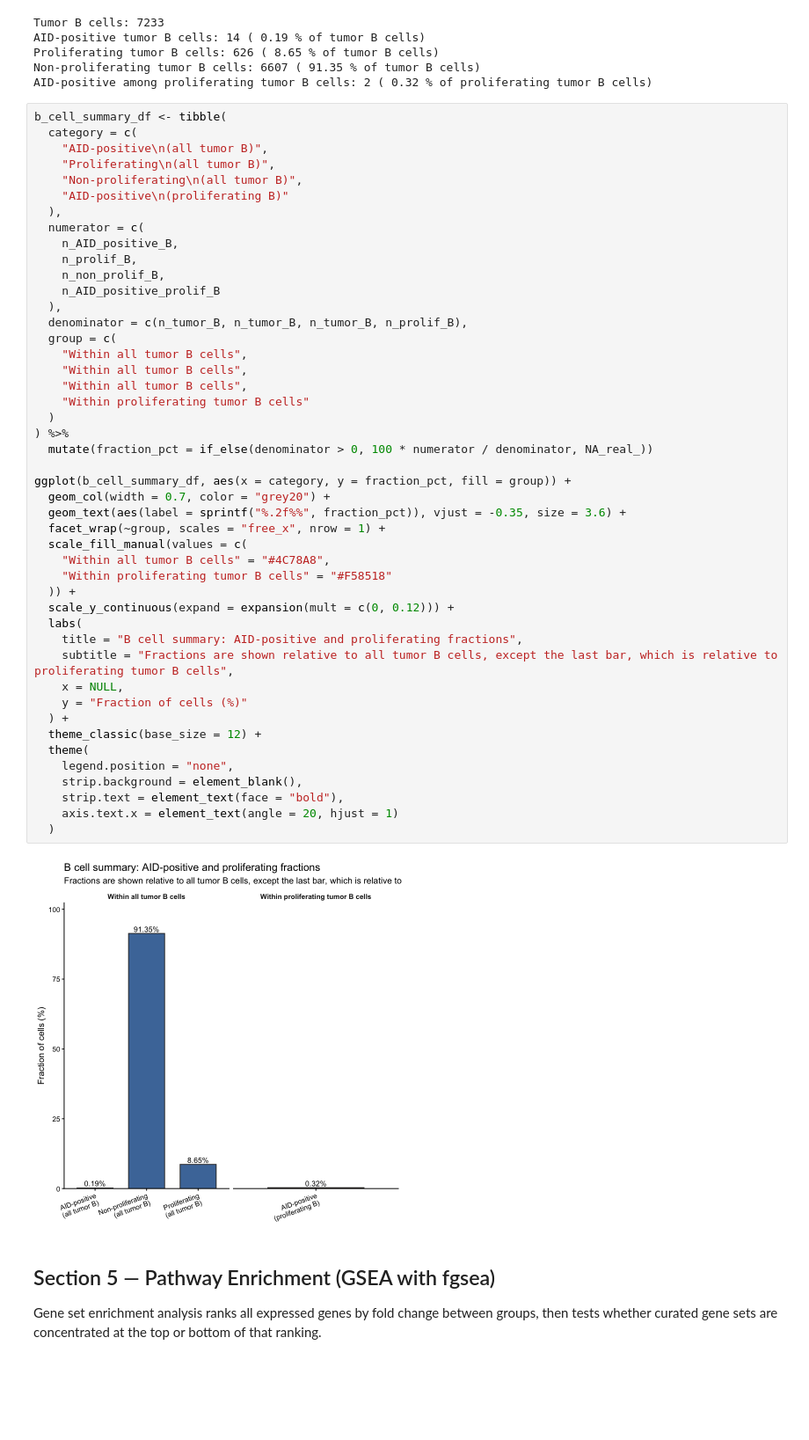
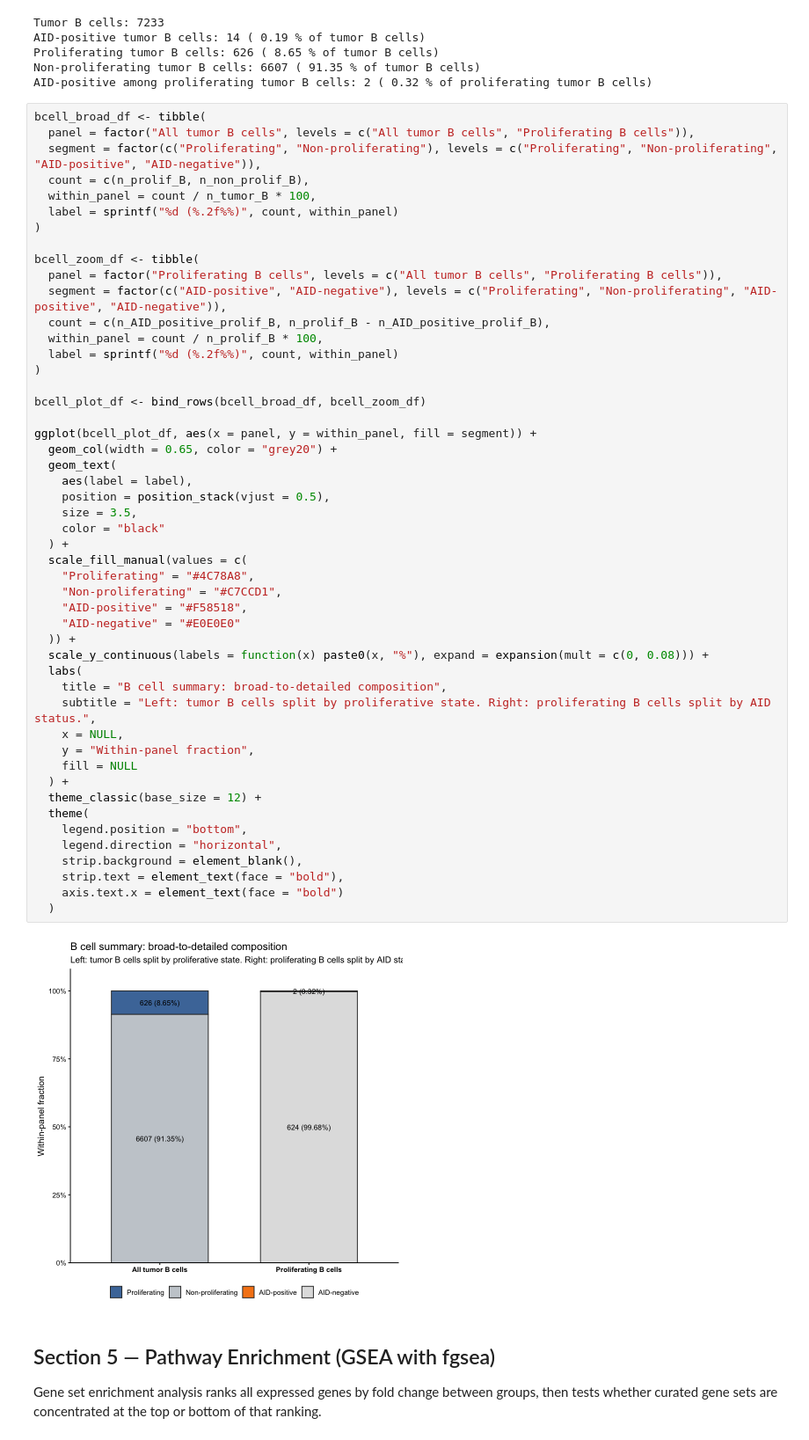
Before and after one commit to jsepulvedayanez/AID_CLL_single_cell, a Jupyter notebook: cell_annotation.ipynb, the cells around one changed output. Shown at 88% size. Drawn from its saved outputs; the diff is of its cells as text; blank space fills up the shorter version.

Commit message:
new lot distribution of bcell aid positive

```diff
--- a/cell_annotation.ipynb
+++ b/cell_annotation.ipynb
@@ -282,53 +282,56 @@ Proliferating tumor B cells: 626 ( 8.65 % of tumor B cells)
 Non-proliferating tumor B cells: 6607 ( 91.35 % of tumor B cells)
 AID-positive among proliferating tumor B cells: 2 ( 0.32 % of proliferating tumor B cells)
 # %%
-b_cell_summary_df <- tibble(
-  category = c(
-    "AID-positive\n(all tumor B)",
-    "Proliferating\n(all tumor B)",
-    "Non-proliferating\n(all tumor B)",
-    "AID-positive\n(proliferating B)"
-  ),
-  numerator = c(
-    n_AID_positive_B,
-    n_prolif_B,
-    n_non_prolif_B,
-    n_AID_positive_prolif_B
-  ),
-  denominator = c(n_tumor_B, n_tumor_B, n_tumor_B, n_prolif_B),
-  group = c(
-    "Within all tumor B cells",
-    "Within all tumor B cells",
-    "Within all tumor B cells",
-    "Within proliferating tumor B cells"
-  )
-) %>%
-  mutate(fraction_pct = if_else(denominator > 0, 100 * numerator / denominator, NA_real_))
+bcell_broad_df <- tibble(
+  panel = factor("All tumor B cells", levels = c("All tumor B cells", "Proliferating B cells")),
+  segment = factor(c("Proliferating", "Non-proliferating"), levels = c("Proliferating", "Non-proliferating", "AID-positive", "AID-negative")),
+  count = c(n_prolif_B, n_non_prolif_B),
+  within_panel = count / n_tumor_B * 100,
+  label = sprintf("%d (%.2f%%)", count, within_panel)
+)
 
-ggplot(b_cell_summary_df, aes(x = category, y = fraction_pct, fill = group)) +
-  geom_col(width = 0.7, color = "grey20") +
-  geom_text(aes(label = sprintf("%.2f%%", fraction_pct)), vjust = -0.35, size = 3.6) +
-  facet_wrap(~group, scales = "free_x", nrow = 1) +
+bcell_zoom_df <- tibble(
+  panel = factor("Proliferating B cells", levels = c("All tumor B cells", "Proliferating B cells")),
+  segment = factor(c("AID-positive", "AID-negative"), levels = c("Proliferating", "Non-proliferating", "AID-positive", "AID-negative")),
+  count = c(n_AID_positive_prolif_B, n_prolif_B - n_AID_positive_prolif_B),
+  within_panel = count / n_prolif_B * 100,
+  label = sprintf("%d (%.2f%%)", count, within_panel)
+)
+
+bcell_plot_df <- bind_rows(bcell_broad_df, bcell_zoom_df)
+
+ggplot(bcell_plot_df, aes(x = panel, y = within_panel, fill = segment)) +
+  geom_col(width = 0.65, color = "grey20") +
+  geom_text(
+    aes(label = label),
+    position = position_stack(vjust = 0.5),
+    size = 3.5,
+    color = "black"
+  ) +
   scale_fill_manual(values = c(
-    "Within all tumor B cells" = "#4C78A8",
-    "Within proliferating tumor B cells" = "#F58518"
+    "Proliferating" = "#4C78A8",
+    "Non-proliferating" = "#C7CCD1",
+    "AID-positive" = "#F58518",
+    "AID-negative" = "#E0E0E0"
   )) +
-  scale_y_continuous(expand = expansion(mult = c(0, 0.12))) +
+  scale_y_continuous(labels = function(x) paste0(x, "%"), expand = expansion(mult = c(0, 0.08))) +
   labs(
-    title = "B cell summary: AID-positive and proliferating fractions",
-    subtitle = "Fractions are shown relative to all tumor B cells, except the last bar, which is relative to proliferating tumor B cells",
+    title = "B cell summary: broad-to-detailed composition",
+    subtitle = "Left: tumor B cells split by proliferative state. Right: proliferating B cells split by AID status.",
     x = NULL,
-    y = "Fraction of cells (%)"
+    y = "Within-panel fraction",
+    fill = NULL
   ) +
   theme_classic(base_size = 12) +
   theme(
-    legend.position = "none",
+    legend.position = "bottom",
+    legend.direction = "horizontal",
     strip.background = element_blank(),
     strip.text = element_text(face = "bold"),
-    axis.text.x = element_text(angle = 20, hjust = 1)
+    axis.text.x = element_text(face = "bold")
   )
 # %% [output]
-[figure, old version]
+[figure, new version]
 # %% [markdown]
 ## Section 5 — Pathway Enrichment (GSEA with fgsea)
 
```
